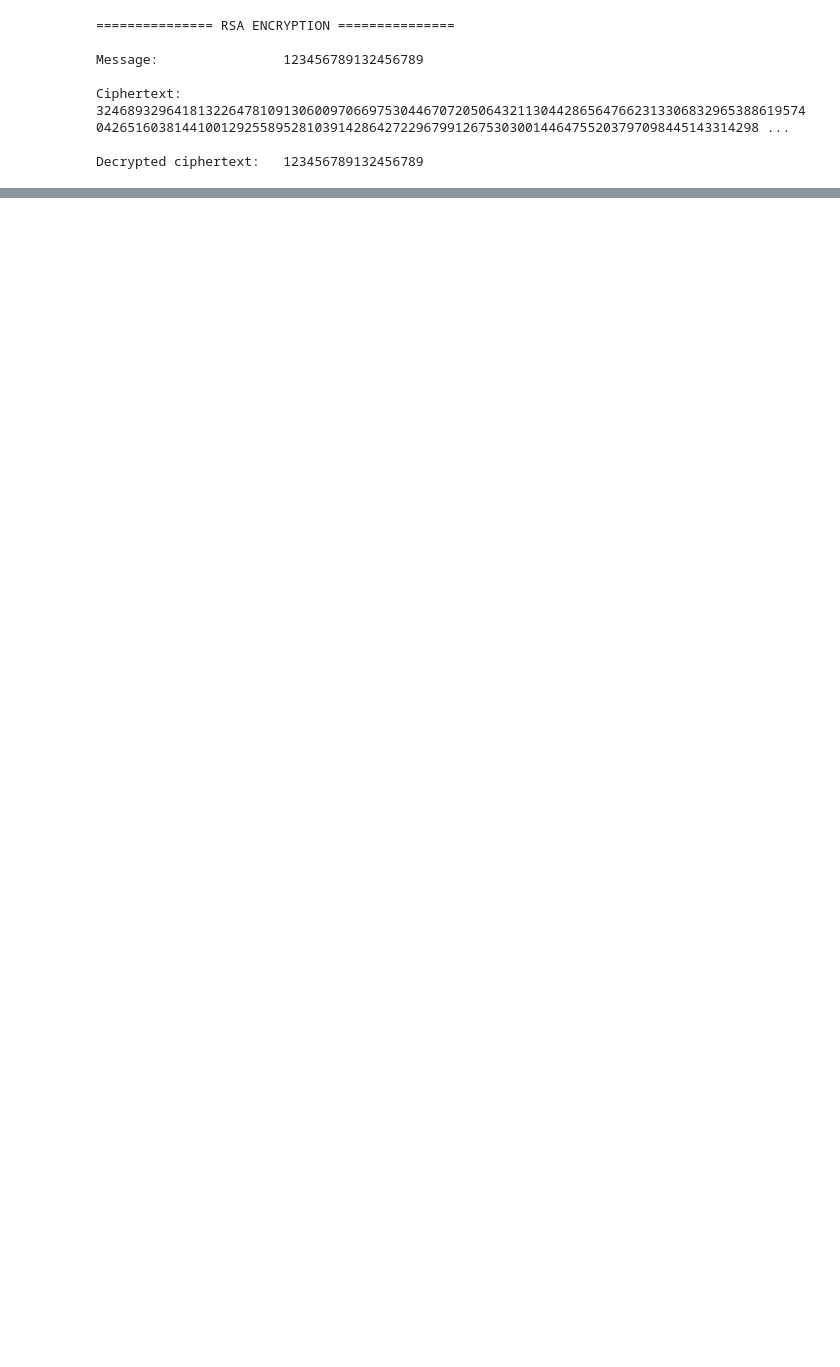
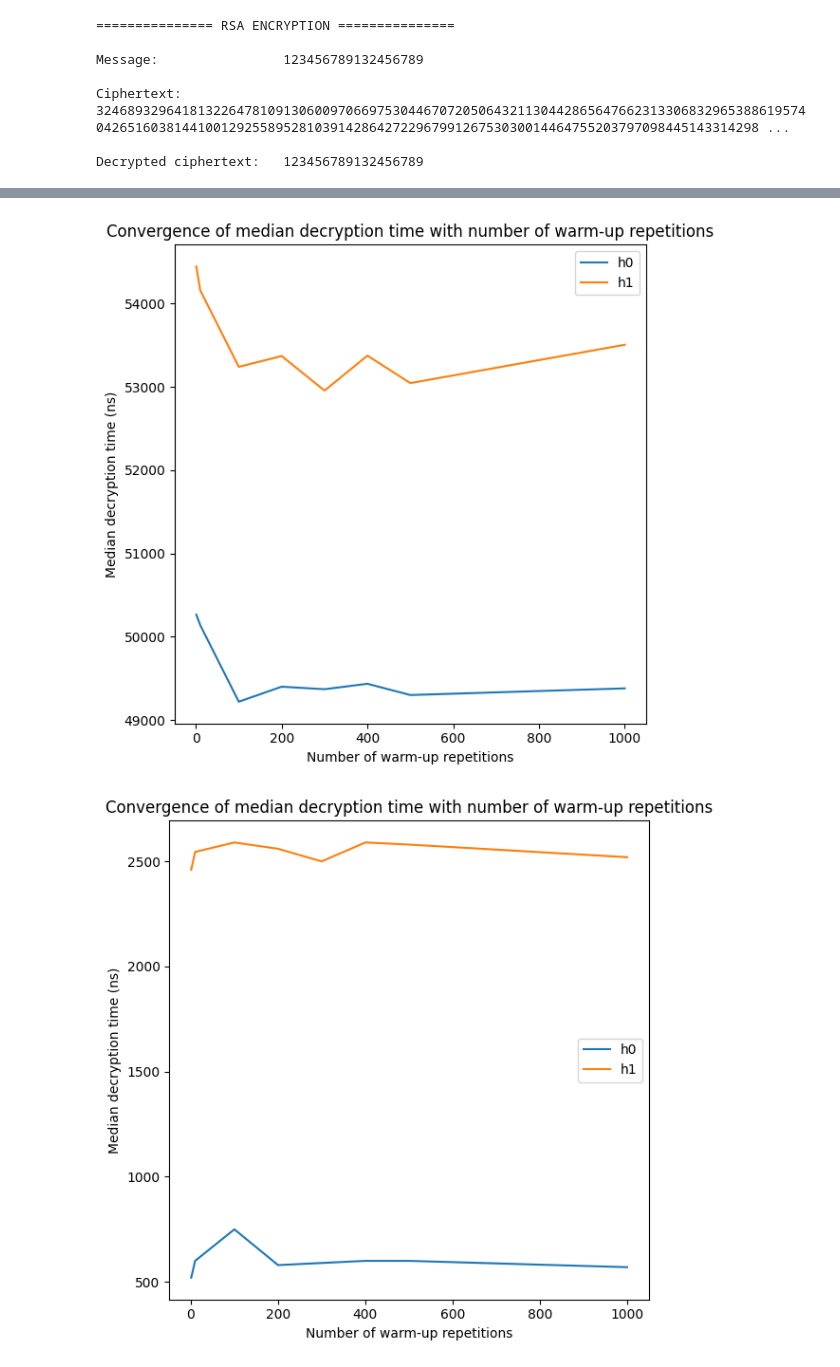
Before and after one commit to Arkanthara/advanced_security, a Jupyter notebook: code/rsa_timing_attack.ipynb, the cells around one changed output, grey strips where cells are left out. Saved outputs shown, nothing was run; the diff lists cells and outputs as text; code cells hidden in the pictures; blank space fills up the shorter version.

```diff
--- a/code/rsa_timing_attack.ipynb
+++ b/code/rsa_timing_attack.ipynb
@@ -663 +705,39 @@ plot_convergence(RSA_instance, d_h0=0, d_h1=1)
+# %%
+def plot_warmup_convergence(
+    RSA_instance: RSA,
+    d_h0: int,
+    d_h1: int,
+    sample_counts: int = 200,
+    warmup_reps: list =  [1, 10, 100, 200, 300, 400, 500, 1000],
+    n_runs: int = 10,
+):
+    h0_means = []
+    h1_means = []
+
+    for n in warmup_reps:
+        tmp_h0 = []
+        tmp_h1 = []
+        for _ in range(n_runs):
+            tmp_h0.append(np.median(get_samples_stats(RSA_instance, d_h0, num_samples=sample_counts, warmup_reps=n)))
+            tmp_h1.append(np.median(get_samples_stats(RSA_instance, d_h1, num_samples=sample_counts, warmup_reps=n)))
+
+        h0_means.append(np.mean(tmp_h0))
+        h1_means.append(np.mean(tmp_h1))
+
+    plt.figure(figsize=(6, 6))
+    plt.plot(warmup_reps, h0_means, label='h0')
+    plt.plot(warmup_reps, h1_means, label='h1')
+    plt.xlabel('Number of warm-up repetitions')
+    plt.ylabel('Median decryption time (ns)')
+    plt.title('Convergence of median decryption time with number of warm-up repetitions')
+    plt.legend()
+
+    plt.tight_layout()
+    plt.show()
+# %%
+plot_warmup_convergence(RSA_instance, d_h0=h0_small_key, d_h1=h1_small_key)
+plot_warmup_convergence(RSA_instance, d_h0=0, d_h1=1)
+# %% [output]
+[figure, added]
+[figure, added]
 # %%
```
Also changed, not shown: parts of 23 cells of this notebook, 53 other files.
